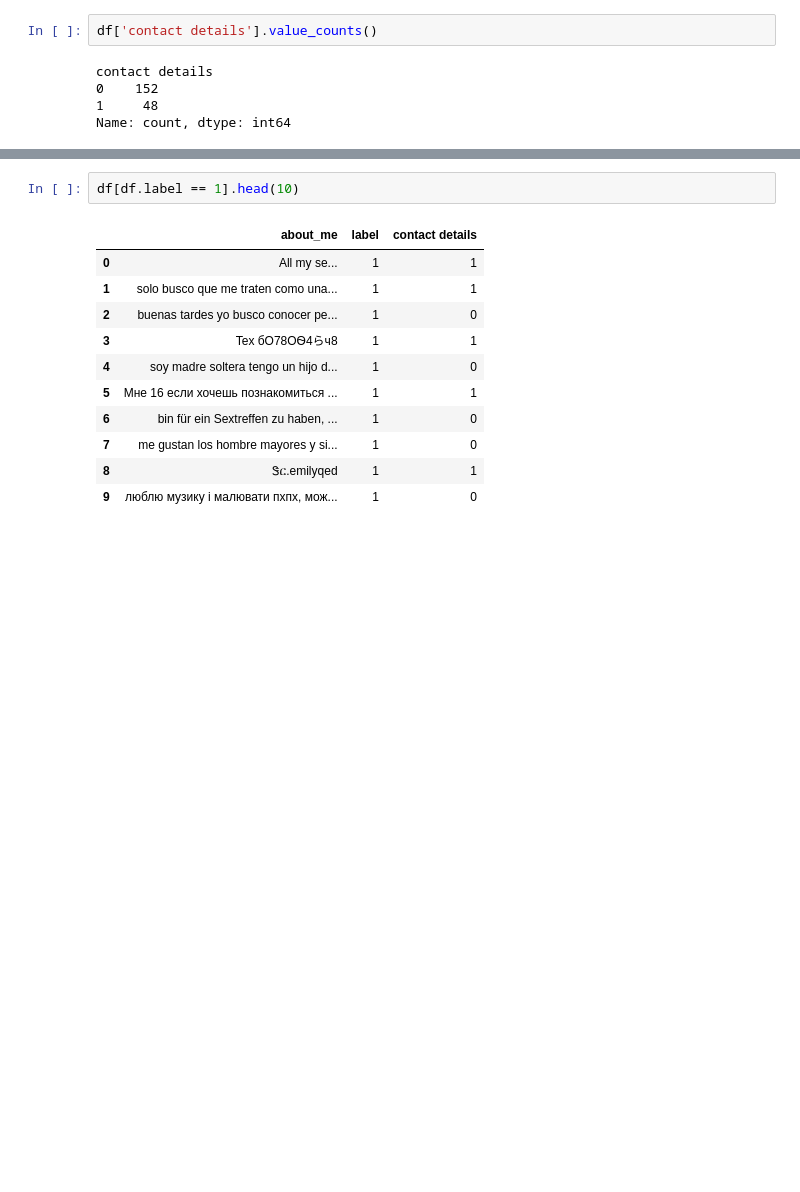
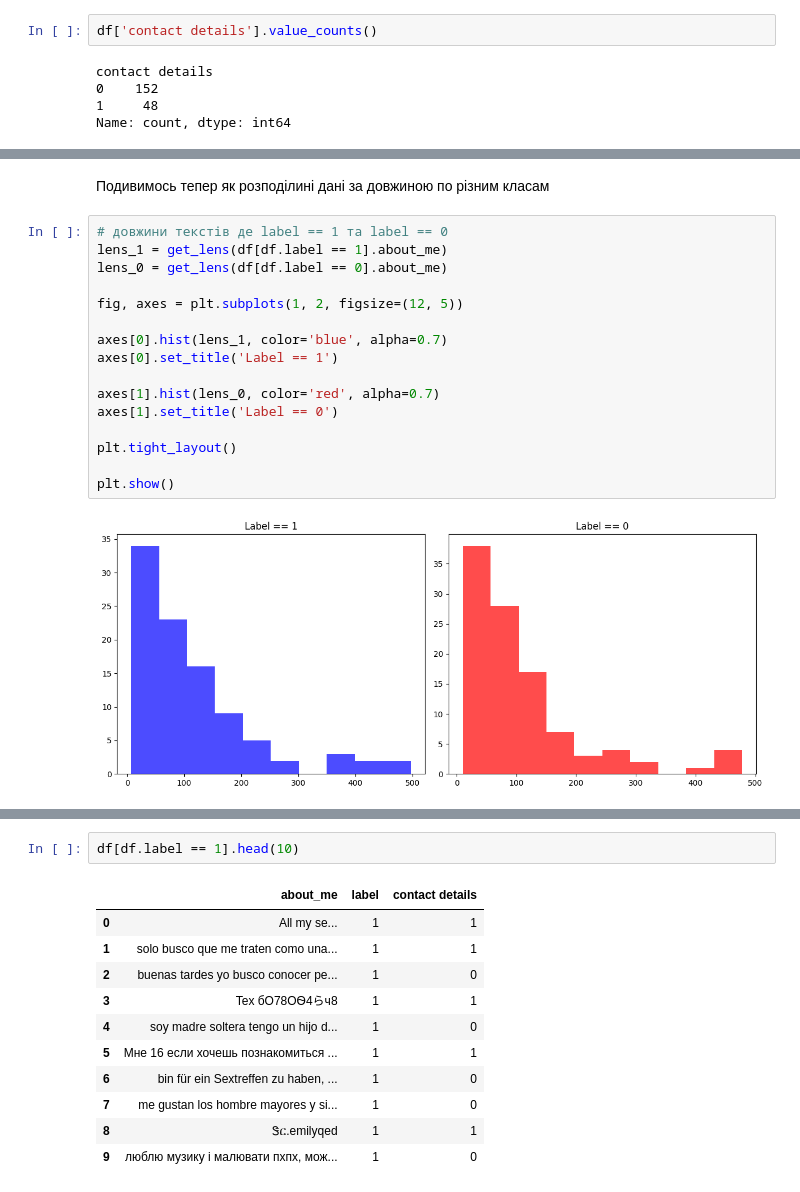
Before and after one commit to YelizavetaP/Scam-Not-scam, a Jupyter notebook: scam_not_scam.ipynb, the cells around one changed output, grey strips where cells are left out. Saved outputs shown, nothing was run; the diff lists cells and outputs as text; blank space fills up the shorter version.

```diff
--- a/scam_not_scam.ipynb
+++ b/scam_not_scam.ipynb
@@ -71,0 +92,20 @@ Name: count, dtype: int64
+# %% [markdown]
+Подивимось тепер як розподілині дані за довжиною по різним класам
+# %%
+# довжини текстів де label == 1 та label == 0
+lens_1 = get_lens(df[df.label == 1].about_me)
+lens_0 = get_lens(df[df.label == 0].about_me)
+
+fig, axes = plt.subplots(1, 2, figsize=(12, 5))
+
+axes[0].hist(lens_1, color='blue', alpha=0.7)
+axes[0].set_title('Label == 1')
+
+axes[1].hist(lens_0, color='red', alpha=0.7)
+axes[1].set_title('Label == 0')
+
+plt.tight_layout()
+
+plt.show()
+# %% [output]
+[figure, added]
```
Also changed, not shown: parts of 35 cells of this notebook.
